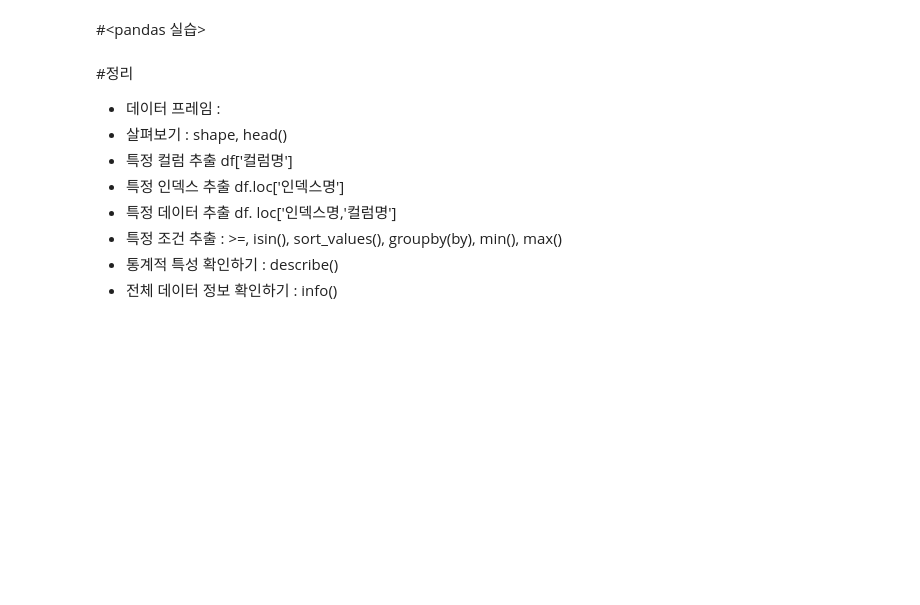
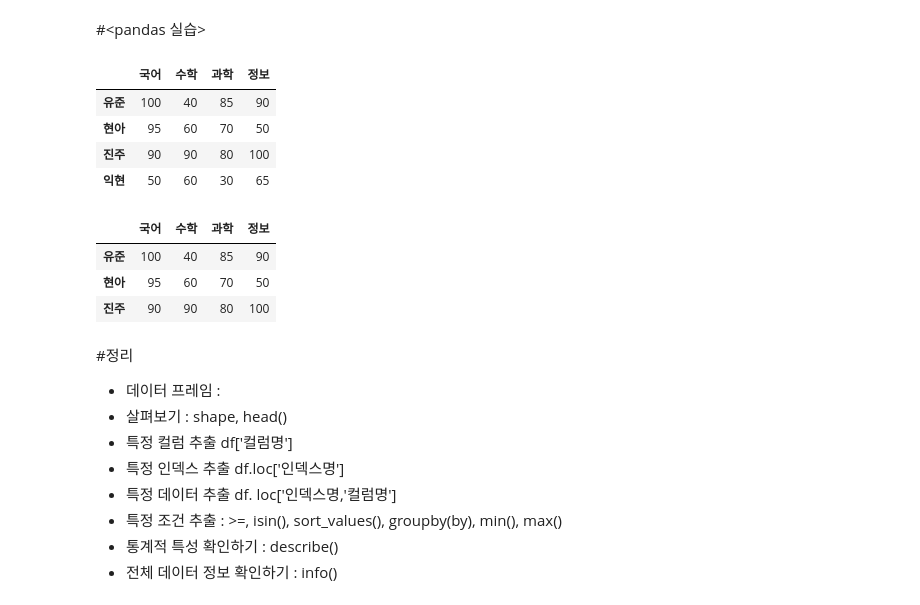
Before and after one commit to SuwonJ/colab_t, a Jupyter notebook: pandastest.ipynb, the cells around one changed output. Cells and saved outputs as stored; diff of their text form; code cells hidden in the pictures; blank space fills up the shorter version.

```diff
--- a/pandastest.ipynb
+++ b/pandastest.ipynb
@@ -220,2 +244,10 @@ _________
+# %%
+df
+# %% [output]
+|  | 국어 | 수학 | 과학 | 정보 |
+| 유준 | 100 | 40 | 85 | 90 |
+| 현아 | 95 | 60 | 70 | 50 |
+| 진주 | 90 | 90 | 80 | 100 |
+| 익현 | 50 | 60 | 30 | 65 |
 # %%
 # 앞의 3개 데이터 살펴보기(기본값은 5)- head()
@@ -224,3 +254,10 @@ _________
+# %%
+df.head(3)
+# %% [output]
+|  | 국어 | 수학 | 과학 | 정보 |
+| 유준 | 100 | 40 | 85 | 90 |
+| 현아 | 95 | 60 | 70 | 50 |
+| 진주 | 90 | 90 | 80 | 100 |
 # %%
 # 특정 '정보' 컬럼(열) 추출하기
 # %%
```
Also changed, not shown: parts of 11 cells of this notebook.
